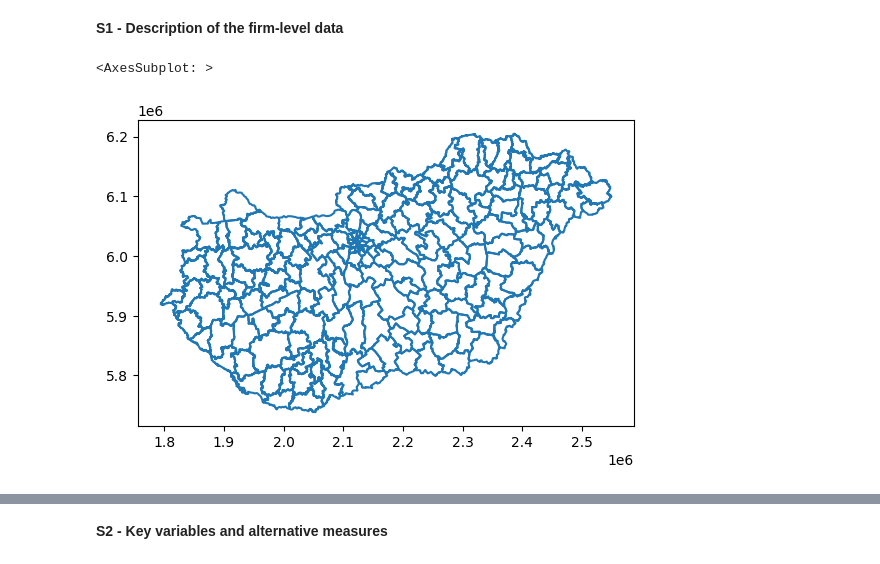
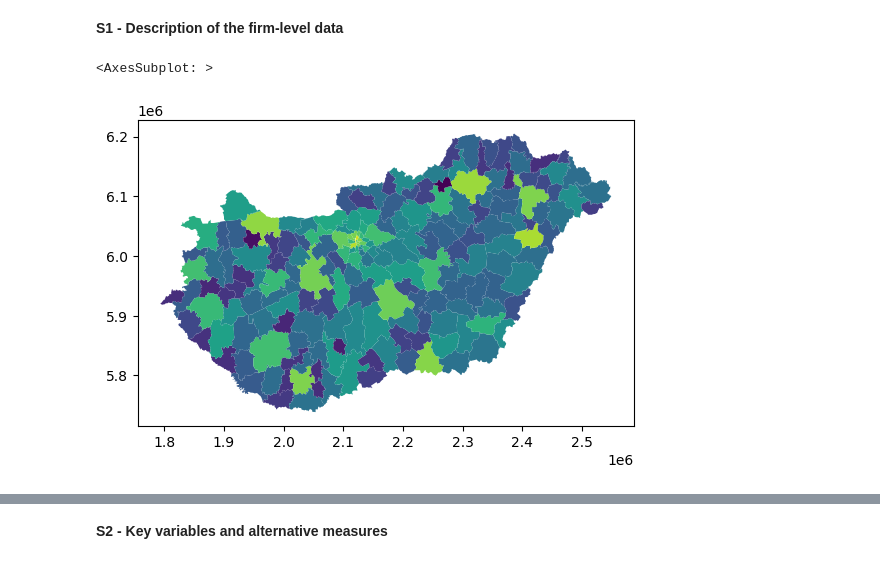
Before and after one commit to sandorjuhasz/coagglomeration, a Jupyter notebook: code/02_supplementary_figures.ipynb, the cells around one changed output, grey strips where cells are left out. Cells and saved outputs as stored; diff of their text form; code cells hidden in the pictures.

Commit message:
data description part -- WIP

```diff
--- a/code/02_supplementary_figures.ipynb
+++ b/code/02_supplementary_figures.ipynb
@@ -16,9 +16,43 @@ year = 2017
 # map of employment / number of firms / ....
 # %%
 # shape IN
-map_df = gpd.read_file(f"../data/shape_files/{region_level}_shape.geojson")
+map_df = gpd.read_file(f"../data/shape_files/{region_level[1]}_shape.geojson")
+
+# ADD region codes for joins
+reg_codes = pd.read_csv("../data/oc01_2022_november/region_codes.csv", sep=";")
+reg_codes = reg_codes.drop(reg_codes.index[-1])
+reg_codes["jaras_kod"] = reg_codes["jaras_kod"].astype(int)
-# %%
-map_df.boundary.plot()
-# %% [output]
-<AxesSubplot: >
-[figure, removed]
+# %%
+# OC emp data by industry-region -- corrections needed
+emp_data = pd.read_csv(f"../data/oc16_2024_febr/ir_descriptive_final_sample_{region_level[1]}_{year}_adv.csv", sep=";")
+emp_data.dropna(subset="total_emp", inplace=True)
+emp_data["total_emp"] = pd.to_numeric(emp_data["total_emp"], errors="coerce")
+emp_data = emp_data[emp_data["total_emp"].notna()]
+emp_data["total_emp"] = emp_data["total_emp"].astype(int)
+
+# aggregate
+reg_emp = emp_data.groupby(["reg"])["total_emp"].agg("sum").reset_index()
+reg_emp["log_total_emp"] = np.log10(reg_emp["total_emp"])
+# %%
+# join emp to map -- first region codes
+plot_df = pd.merge(
+    map_df,
+    reg_codes[["jaras_kod", "jaras_nev"]].drop_duplicates(),
+    left_on="region_name",
+    right_on="jaras_nev",
+    how="left"
+)
+
+# join emp to map -- second emp to map
+plot_df = pd.merge(
+    plot_df,
+    reg_emp,
+    left_on="jaras_kod",
+    right_on="reg",
+    how="left"
+)
+# %%
+plot_df.plot(column="log_total_emp")
+# %% [output]
+<AxesSubplot: >
+[figure, added]
```
Also changed, not shown: parts of 3 cells of this notebook.
